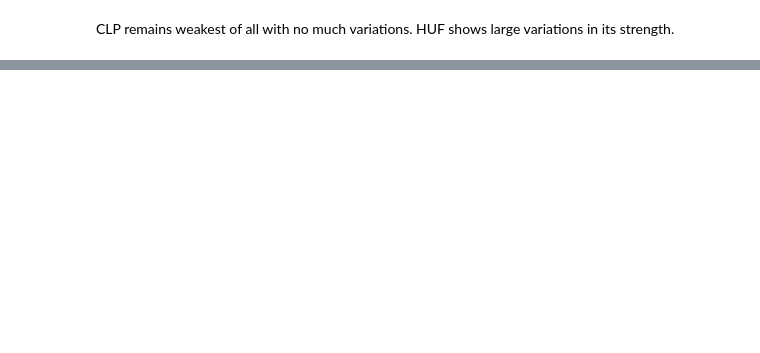
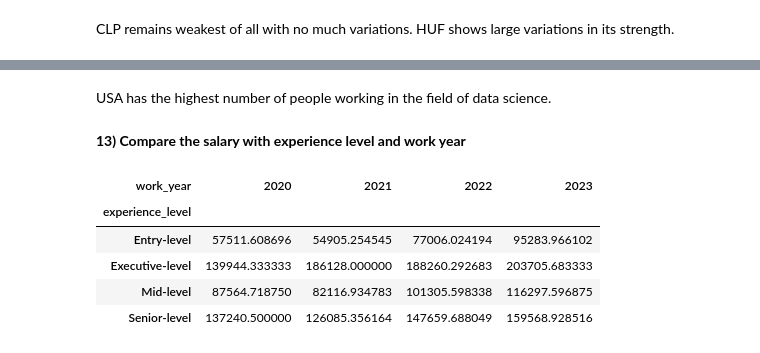
Before and after one commit to prasadposture/Analysis-of-Data-Science-Jobs, a Jupyter notebook: Analysis-of-Data-Science-Jobs.ipynb, the cells around one changed output, grey strips where cells are left out. Cells and saved outputs as stored; diff of their text form; code cells hidden in the pictures; blank space fills up the shorter version.

Commit message:
Kaggle Notebook | Analysis of Data Science Jobs | Version 4

```diff
--- a/Analysis-of-Data-Science-Jobs.ipynb
+++ b/Analysis-of-Data-Science-Jobs.ipynb
@@ -435,0 +456,14 @@ CLP remains weakest of all with no much variations. HUF shows large variations i
+# %% [markdown]
+USA has the highest number of people working in the field of data science.
+# %% [markdown]
+<b> 13) Compare the salary with experience level and work year
+# %%
+table = df.pivot_table(values='salary_in_usd',columns='work_year',index='experience_level')
+table
+# %% [output]
+| work_year | 2020 | 2021 | 2022 | 2023 |
+| experience_level |  |  |  |  |
+| Entry-level | 57511.608696 | 54905.254545 | 77006.024194 | 95283.966102 |
+| Executive-level | 139944.333333 | 186128.000000 | 188260.292683 | 203705.683333 |
+| Mid-level | 87564.718750 | 82116.934783 | 101305.598338 | 116297.596875 |
+| Senior-level | 137240.500000 | 126085.356164 | 147659.688049 | 159568.928516 |
```
Also changed, not shown: parts of 27 cells of this notebook.
